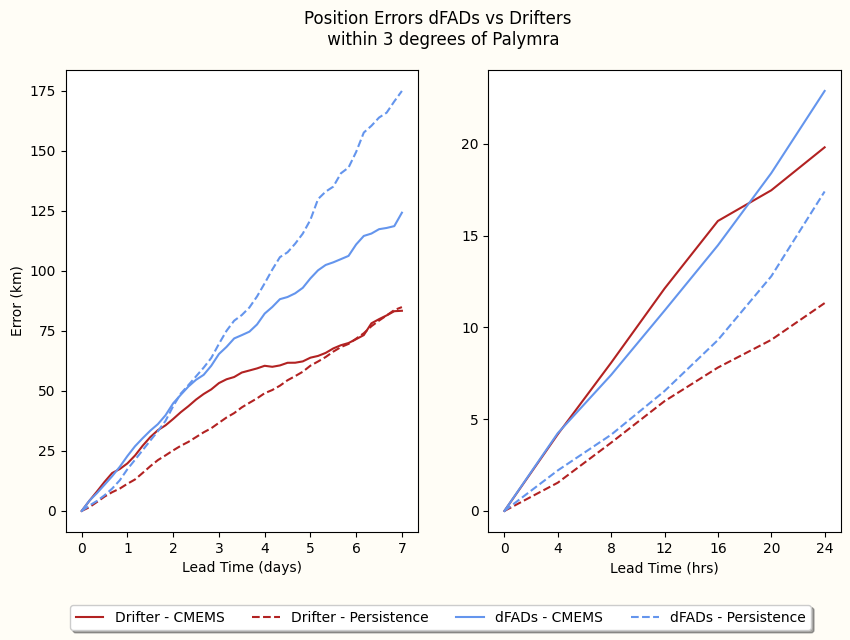
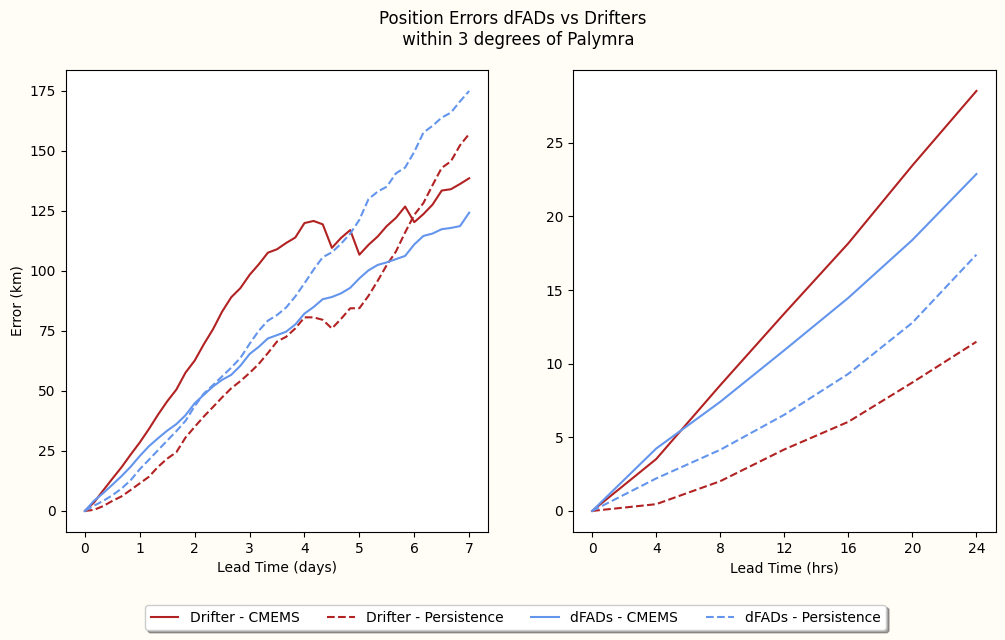
The notebook cell's code change between the first figure and the second:
--- before
+++ after
@@ -1,4 +1,4 @@
 from functools import partial
-pts = pd.read_csv("../Data/pts_new 1.csv", low_memory=False)
+pts = pd.read_csv("../Data/pts_changed.csv", low_memory=False)
 
 pts['DateTime']=pd.to_datetime(pts['DateTime'], format='mixed')
@@ -34,12 +34,6 @@
 std_f=pts.groupby('lead_bin')['error_forecast_km'].std()
 std_p=pts.groupby('lead_bin')['error_persistence_km'].std()
-rmse_f=pts.groupby('lead_bin').apply(
-    partial(calculate_rmse, model='forecast'),
-    include_groups=False
-).to_numpy()
-rmse_p=pts.groupby('lead_bin').apply(
-    partial(calculate_rmse, model='persistence'),
-    include_groups=False
-).to_numpy()
+rmse_f=pts.groupby('lead_bin').apply(partial(calculate_rmse, model='forecast'),include_groups=False).to_numpy()
+rmse_p=pts.groupby('lead_bin').apply(partial(calculate_rmse, model='persistence'),include_groups=False).to_numpy()
 lte_f=rmse_f
 lte_p=rmse_p
@@ -51,5 +45,5 @@
 print(lte.shape)
 print(len(lead_time_bins))
-fig, ax = plt.subplots(1,2, figsize = (10,6))
+fig, ax = plt.subplots(1,2, figsize = (12,6))
 ax[0].plot(lead_time_bins[:]/24, lte_f[:],  label = "Drifter - CMEMS"  , color = "firebrick")
 ax[0].plot(lead_time_bins[:]/24, lte_p[:],  label = "Drifter - Persistence", color = "firebrick", linestyle = "--",)
@@ -79,3 +73,5 @@
 print(lte_p[6])
 print(lte3[6])
+
+
  

Commit: added functions as a packages, more cleaning, writing deffinitions